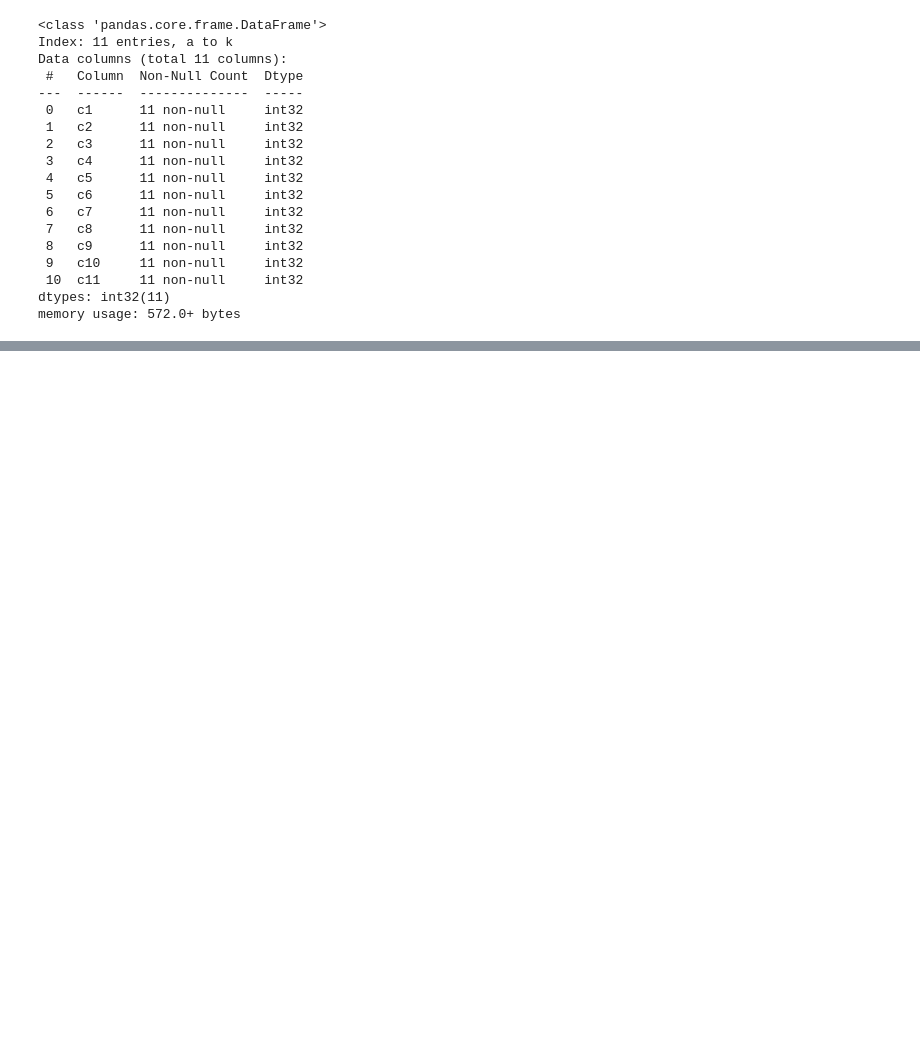
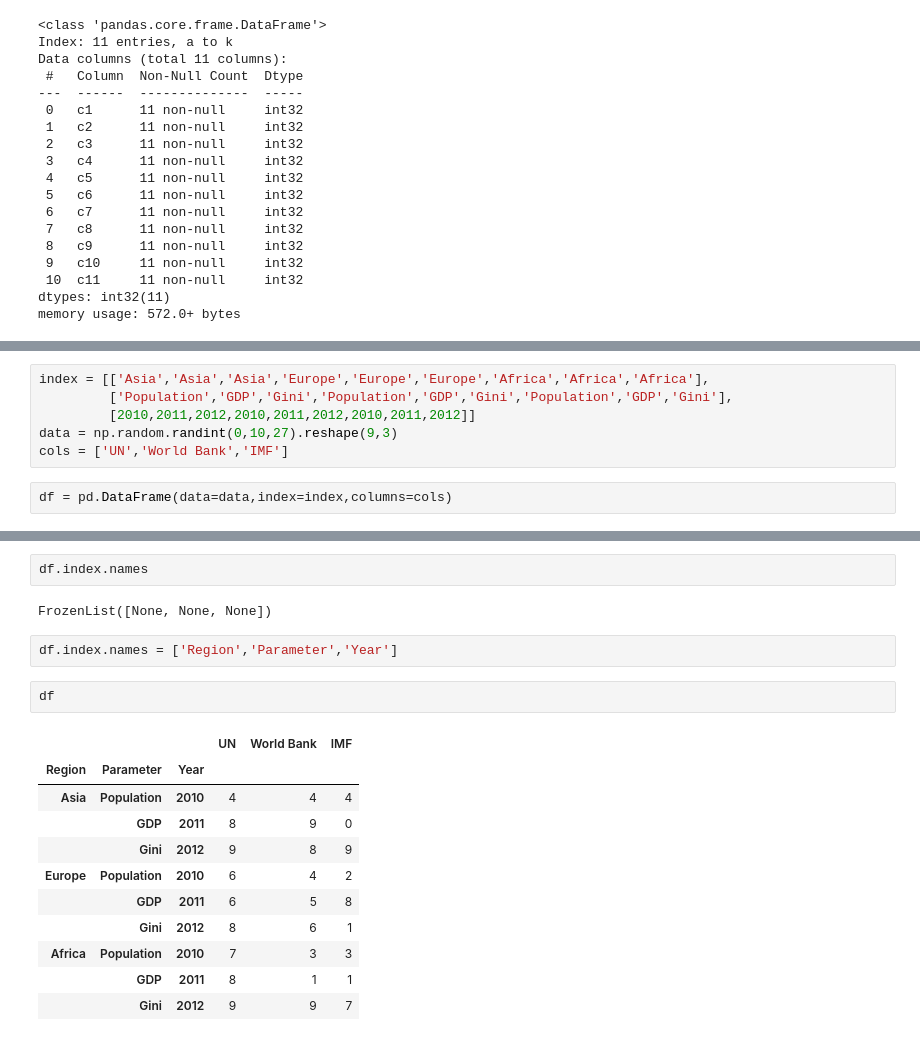
Before and after one commit to rishabhtiwari2048/data-science, a Jupyter notebook: Pandas Essentials.ipynb, the cells around one changed output, grey strips where cells are left out. Cells and saved outputs as stored; diff of their text form; blank space fills up the shorter version.

Commit message:
Completed Hierarichal Indexing

```diff
--- a/Pandas Essentials.ipynb
+++ b/Pandas Essentials.ipynb
@@ -644,0 +647,8 @@ df.describe()
+# %%
+index = [['Asia','Asia','Asia','Europe','Europe','Europe','Africa','Africa','Africa'],
+         ['Population','GDP','Gini','Population','GDP','Gini','Population','GDP','Gini'],
+         [2010,2011,2012,2010,2011,2012,2010,2011,2012]]
+data = np.random.randint(0,10,27).reshape(9,3)
+cols = ['UN','World Bank','IMF']
+# %%
+df = pd.DataFrame(data=data,index=index,columns=cols)
@@ -644,0 +668,20 @@ df.describe()
+# %%
+df.index.names
+# %% [output]
+FrozenList([None, None, None])
+# %%
+df.index.names = ['Region','Parameter','Year']
+# %%
+df
+# %% [output]
+|  |  |  | UN | World Bank | IMF |
+| Region | Parameter | Year |  |  |  |
+| Asia | Population | 2010 | 4 | 4 | 4 |
+|  | GDP | 2011 | 8 | 9 | 0 |
+|  | Gini | 2012 | 9 | 8 | 9 |
+| Europe | Population | 2010 | 6 | 4 | 2 |
+|  | GDP | 2011 | 6 | 5 | 8 |
+|  | Gini | 2012 | 8 | 6 | 1 |
+| Africa | Population | 2010 | 7 | 3 | 3 |
+|  | GDP | 2011 | 8 | 1 | 1 |
+|  | Gini | 2012 | 9 | 9 | 7 |
```
Also changed, not shown: parts of 6 cells of this notebook.
